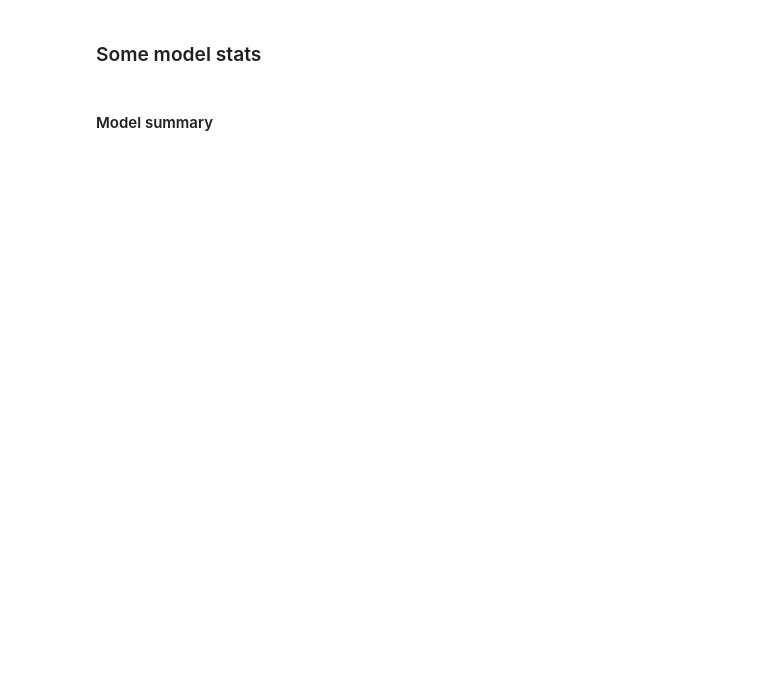
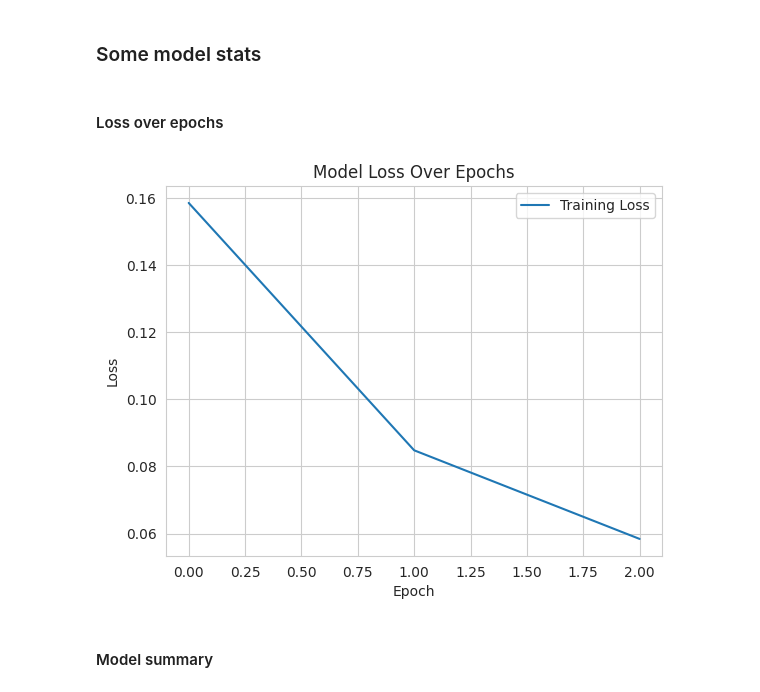
Before and after one commit to danieleCapuzzo/malaria-light-CNN, a Jupyter notebook: malaria_transfer_learning.ipynb, the cells around one changed output. Drawn from its saved outputs; the diff is of its cells as text; code cells hidden in the pictures; blank space fills up the shorter version.

```diff
--- a/malaria_transfer_learning.ipynb
+++ b/malaria_transfer_learning.ipynb
@@ -89,8 +114,8 @@ Label_path_series = pd.Series(label, name='label')
 df_train = pd.concat([file_path_series, Label_path_series], axis=1)
 # %%
 # splitting the dataset and getting class names
-img_height = 224 # UPDATED FOR MOBILENET
-img_width = 224 # UPDATED FOR MOBILENET
+img_height = 128 # UPDATED FOR MOBILENET
+img_width = 128 # UPDATED FOR MOBILENET
 batch_size = 32
 SEED = 123 # for reproducibility
 
@@ -342,7 +429,7 @@ best_model = tuner.hypermodel.build(best_params)
 Now we Fine-Tune the MobileNet model to improve the performance on our dataset
 # %%
 # retrain the best model on the entire training set
-# unfreeze MobileNetV3
+# unfreeze MobileNetV2
 best_model.layers[0].trainable = True
 
 fine_tune_lr=1e-4
@@ -352,5 +439,5 @@ best_model.compile(
     metrics=['accuracy']
 )
 
-stop_early = keras.callbacks.EarlyStopping(monitor='loss', patience=2)
-history = best_model.fit(train_set, epochs=10, callbacks=[stop_early])
+stop_early = keras.callbacks.EarlyStopping(monitor='loss', patience=1)
+history = best_model.fit(train_set, epochs=3, callbacks=[stop_early])
@@ -381,5 +475,19 @@ print(f'Best model test accuracy: {accuracy:.4f}')
 # %% [markdown]
 ### Some model stats
+# %% [markdown]
+#### Loss over epochs
+# %%
+plt.plot(history.history['loss'], label='Training Loss')
+if 'val_loss' in history.history:
+    plt.plot(history.history['val_loss'], label='Validation Loss')
+plt.title('Model Loss Over Epochs')
+plt.ylabel('Loss')
+plt.xlabel('Epoch')
+plt.legend(loc='upper right')
+plt.grid(True)
+plt.show()
+# %% [output]
+[figure, added]
 # %% [markdown]
 #### Model summary
 # %%
```
Also changed, not shown: parts of 27 cells of this notebook.
